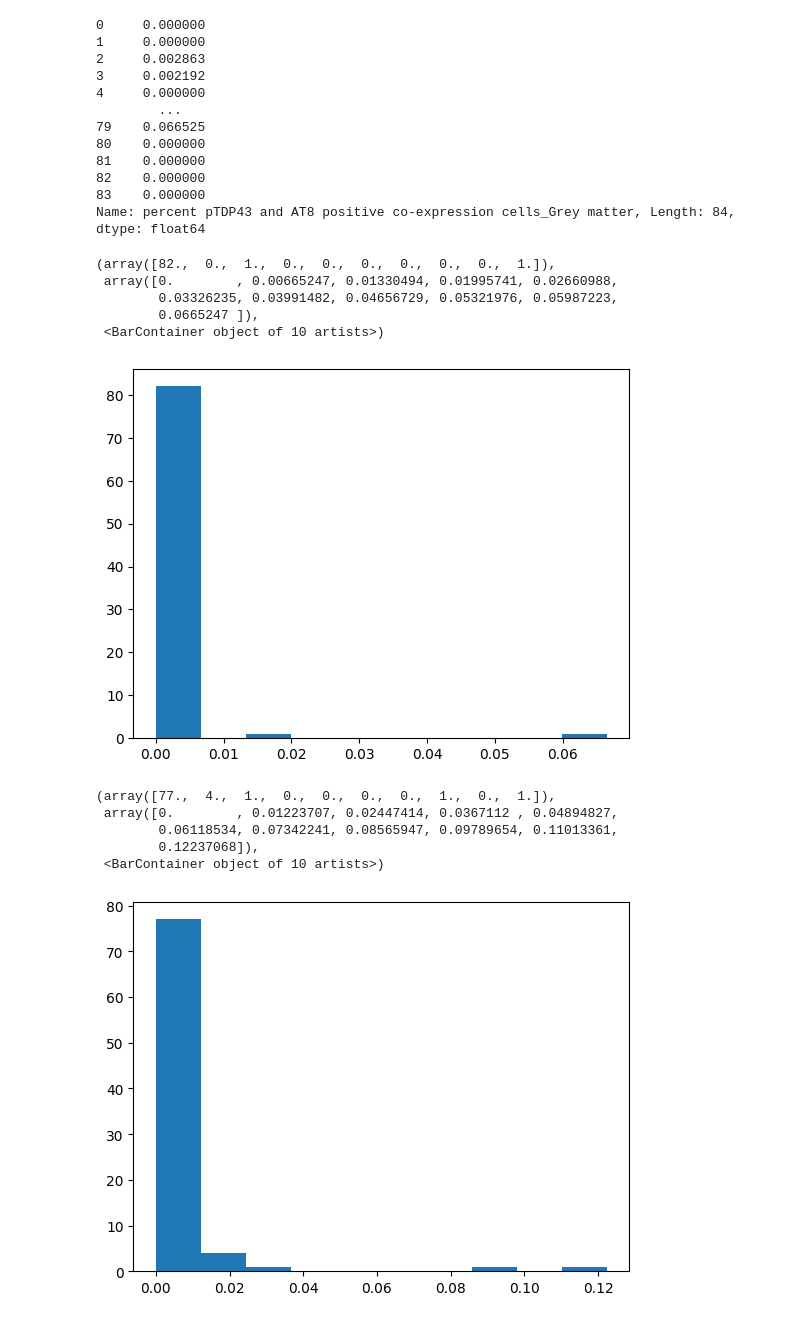
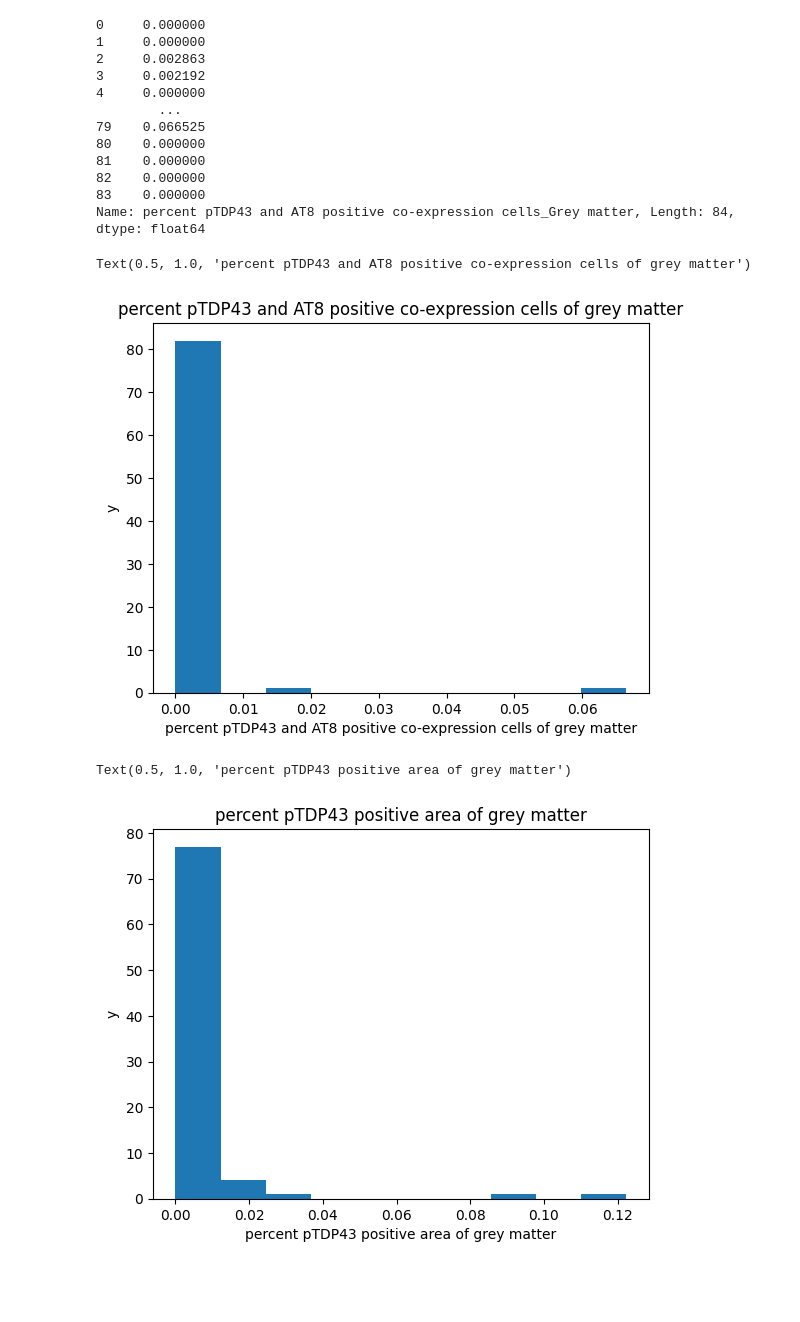
Before and after one commit to caseymacelhiney/neuro265, a Jupyter notebook: final_project.ipynb, the cells around one changed output. Saved outputs shown, nothing was run; the diff lists cells and outputs as text; code cells hidden in the pictures; blank space fills up the shorter version.

```diff
--- a/final_project.ipynb
+++ b/final_project.ipynb
@@ -46,19 +48,17 @@ print(alzheimers_pathology.iloc[:,32])
 Name: percent pTDP43 and AT8 positive co-expression cells_Grey matter, Length: 84, dtype: float64
 # %%
 plt.hist(alzheimers_pathology.iloc[:,32]) #percent pTDP43 and AT8 positive co-expression cells_Grey matter
+plt.xlabel('percent pTDP43 and AT8 positive co-expression cells of grey matter')
+plt.ylabel('y')
+plt.title('percent pTDP43 and AT8 positive co-expression cells of grey matter')
 # %% [output]
-(array([82.,  0.,  1.,  0.,  0.,  0.,  0.,  0.,  0.,  1.]),
- array([0.        , 0.00665247, 0.01330494, 0.01995741, 0.02660988,
-        0.03326235, 0.03991482, 0.04656729, 0.05321976, 0.05987223,
-        0.0665247 ]),
- <BarContainer object of 10 artists>)
+Text(0.5, 1.0, 'percent pTDP43 and AT8 positive co-expression cells of grey matter')
-[figure, old version]
+[figure, new version]
 # %%
 plt.hist(alzheimers_pathology.iloc[:,26]) #percent pTDP43 positive area_Grey matter
+plt.xlabel('percent pTDP43 positive area of grey matter')
+plt.ylabel('y')
+plt.title('percent pTDP43 positive area of grey matter')
 # %% [output]
-(array([77.,  4.,  1.,  0.,  0.,  0.,  0.,  1.,  0.,  1.]),
- array([0.        , 0.01223707, 0.02447414, 0.0367112 , 0.04894827,
-        0.06118534, 0.07342241, 0.08565947, 0.09789654, 0.11013361,
-        0.12237068]),
- <BarContainer object of 10 artists>)
+Text(0.5, 1.0, 'percent pTDP43 positive area of grey matter')
-[figure, old version]
+[figure, new version]
```
Also changed, not shown: parts of 5 cells of this notebook.
